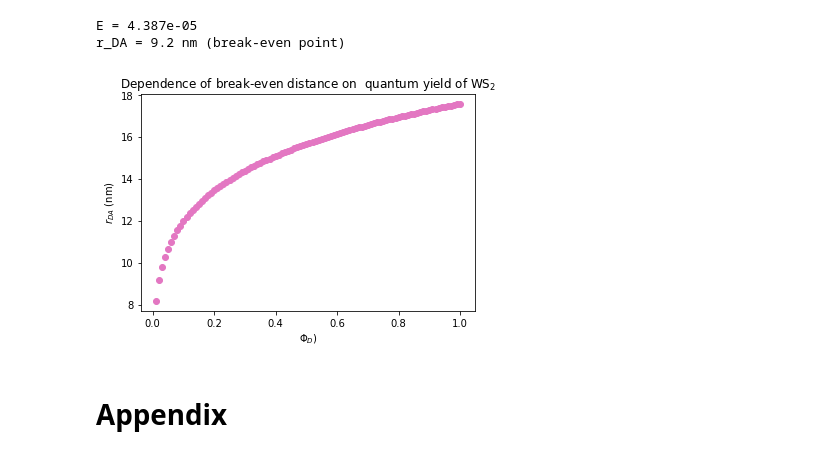
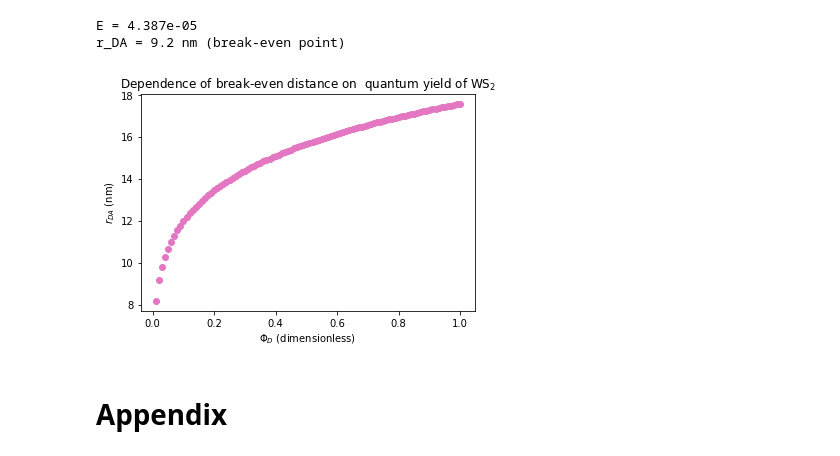
Before and after one commit to nbeaver/ws2-diamond-fret-calculation, a Jupyter notebook: WS2_NV-_center_FRET_estimation.ipynb, the cells around one changed output. Drawn from its saved outputs; the diff is of its cells as text; code cells hidden in the pictures.

```diff
--- a/WS2_NV-_center_FRET_estimation.ipynb
+++ b/WS2_NV-_center_FRET_estimation.ipynb
@@ -375,11 +375,11 @@ r_DA_breakeven = get_r_DA(E_ratio, R_0_nm_range)
 # %%
 plt.clf()
 plt.scatter(Phi_D_range, r_DA_breakeven, color="tab:pink")
 plt.title("Dependence of break-even distance on  quantum yield of $\mathrm{WS_2}$")
-plt.xlabel("$\Phi_D$)")
+plt.xlabel("$\Phi_D$ (dimensionless)")
 plt.ylabel("$r_{DA}$ (nm)");
 # %% [output]
-[figure, old version]
+[figure, new version]
 # %% [markdown]
 # Appendix
 # %% [markdown]
```
Also changed, not shown: 1 other file.
